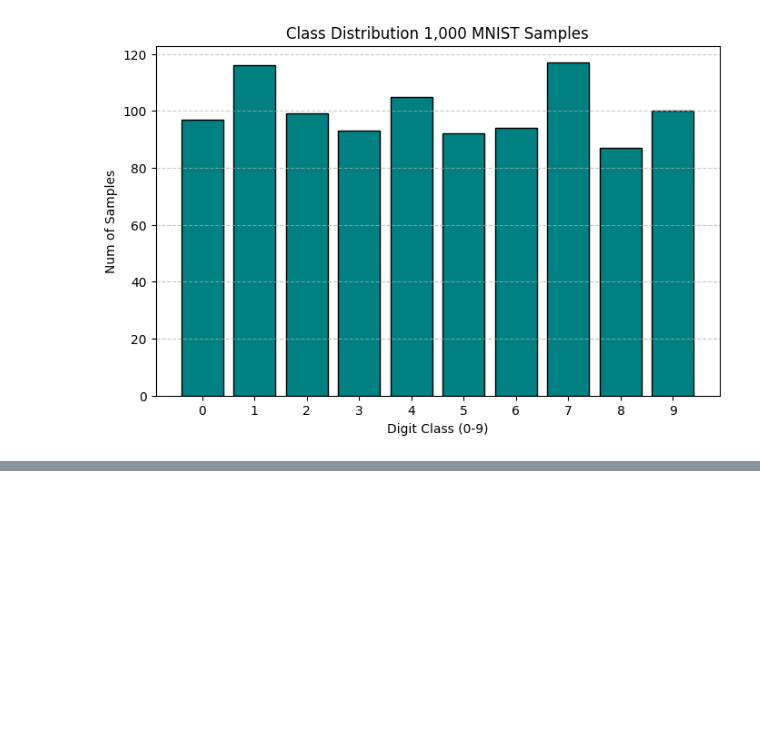
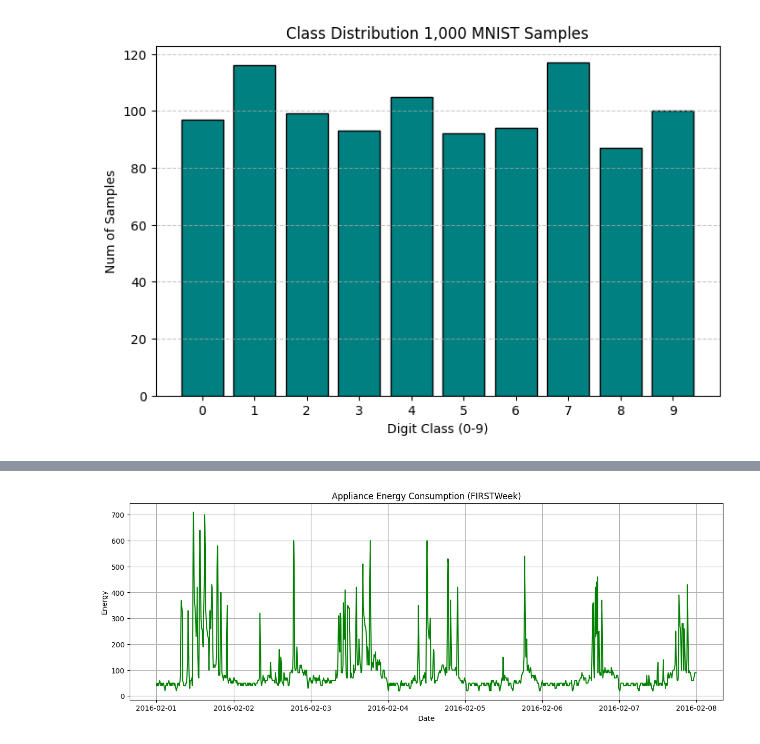
Before and after one commit to JoonParrrk/ME592_HW1_JoonPark, a Jupyter notebook: ML_Homework.ipynb, the cells around one changed output, grey strips where cells are left out. Saved outputs shown, nothing was run; the diff lists cells and outputs as text; code cells hidden in the pictures; blank space fills up the shorter version.

```diff
--- a/ML_Homework.ipynb
+++ b/ML_Homework.ipynb
@@ -106,0 +198,13 @@ plt.show()
+# %%
+one_week= df.loc['2016-02-01':"2016-02-07"]
+plt.figure(figsize=(15, 5))
+
+plt.plot(one_week.index, one_week['Appliances'], color='green')
+
+plt.title('Appliance Energy Consumption (FIRSTWeek)')
+plt.ylabel('Energy')
+plt.xlabel('Date')
+plt.grid(True)
+plt.show()
+# %% [output]
+[figure, added]
```
Also changed, not shown: parts of 19 cells of this notebook, 2 other files.
